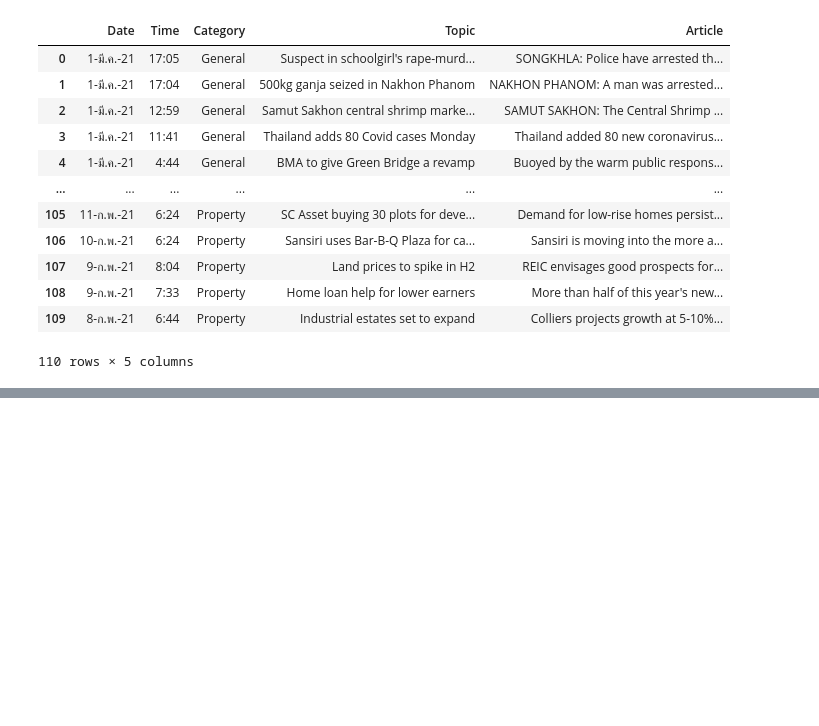
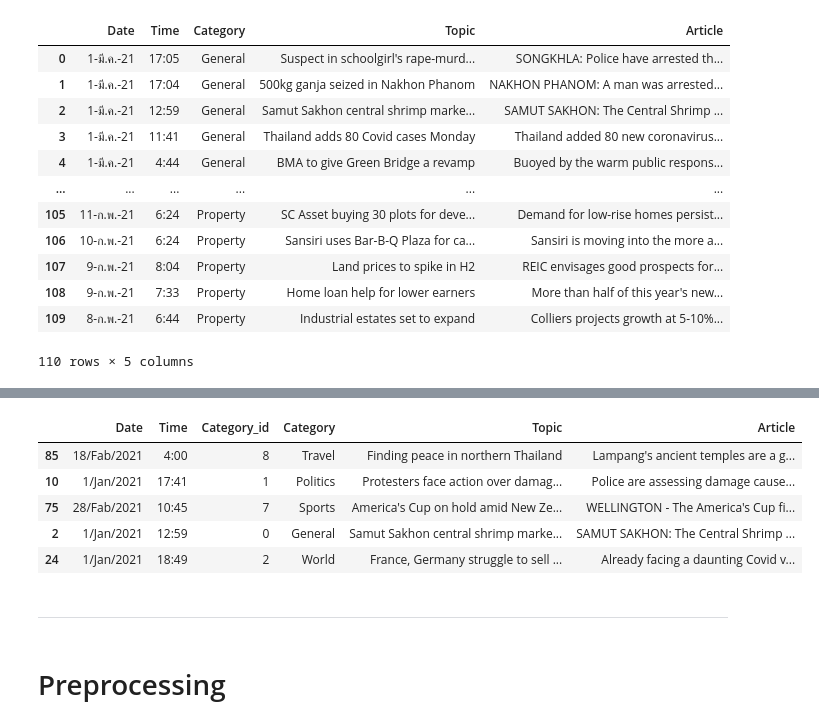
Before and after one commit to MEOW119X/Automated-News-Categorizer, a Jupyter notebook: preliminary experiment/Notebook (Marwan).ipynb, the cells around one changed output, grey strips where cells are left out. Drawn from its saved outputs; the diff is of its cells as text; code cells hidden in the pictures; blank space fills up the shorter version.

```diff
--- a/preliminary experiment/Notebook (Marwan).ipynb
+++ b/preliminary experiment/Notebook (Marwan).ipynb
@@ -91,0 +106,2 @@ df
+# %%
+df.Category = df.Category.astype('category')
@@ -91,0 +130,2 @@ df
+# %%
+df['Category_id'] = df['Category'].factorize(sort=False)[0]
@@ -91,0 +134,3 @@ df
+# %%
+cols = ['Date', 'Time','Category_id','Category', 'Topic', 'Article']
+cols
@@ -91,0 +139,2 @@ df
+# %%
+df = df[cols]
@@ -91,0 +162,13 @@ df
+# %%
+df.sample(5, random_state=0)
+# %% [output]
+|  | Date | Time | Category_id | Category | Topic | Article |
+| 85 | 18/Fab/2021 | 4:00 | 8 | Travel | Finding peace in northern Thailand | Lampang's ancient temples are a g... |
+| 10 | 1/Jan/2021 | 17:41 | 1 | Politics | Protesters face action over damag... | Police are assessing damage cause... |
+| 75 | 28/Fab/2021 | 10:45 | 7 | Sports | America's Cup on hold amid New Ze... | WELLINGTON - The America's Cup fi... |
+| 2 | 1/Jan/2021 | 12:59 | 0 | General | Samut Sakhon central shrimp marke... | SAMUT SAKHON: The Central Shrimp ... |
+| 24 | 1/Jan/2021 | 18:49 | 2 | World | France, Germany struggle to sell ... | Already facing a daunting Covid v... |
+# %% [markdown]
+-------------------------------------------------------
+# %% [markdown]
+# Preprocessing
```
Also changed, not shown: parts of 33 cells of this notebook.
